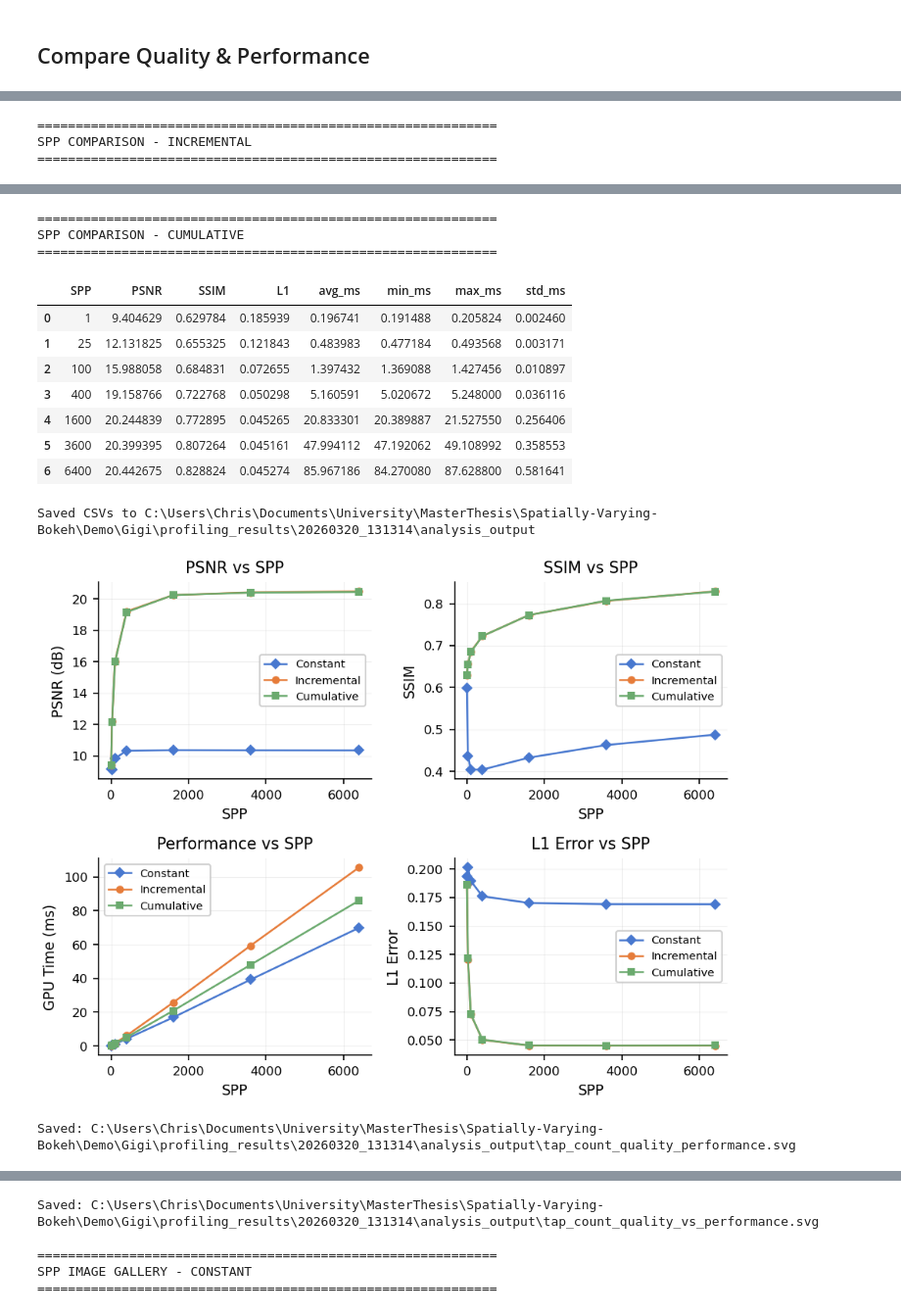
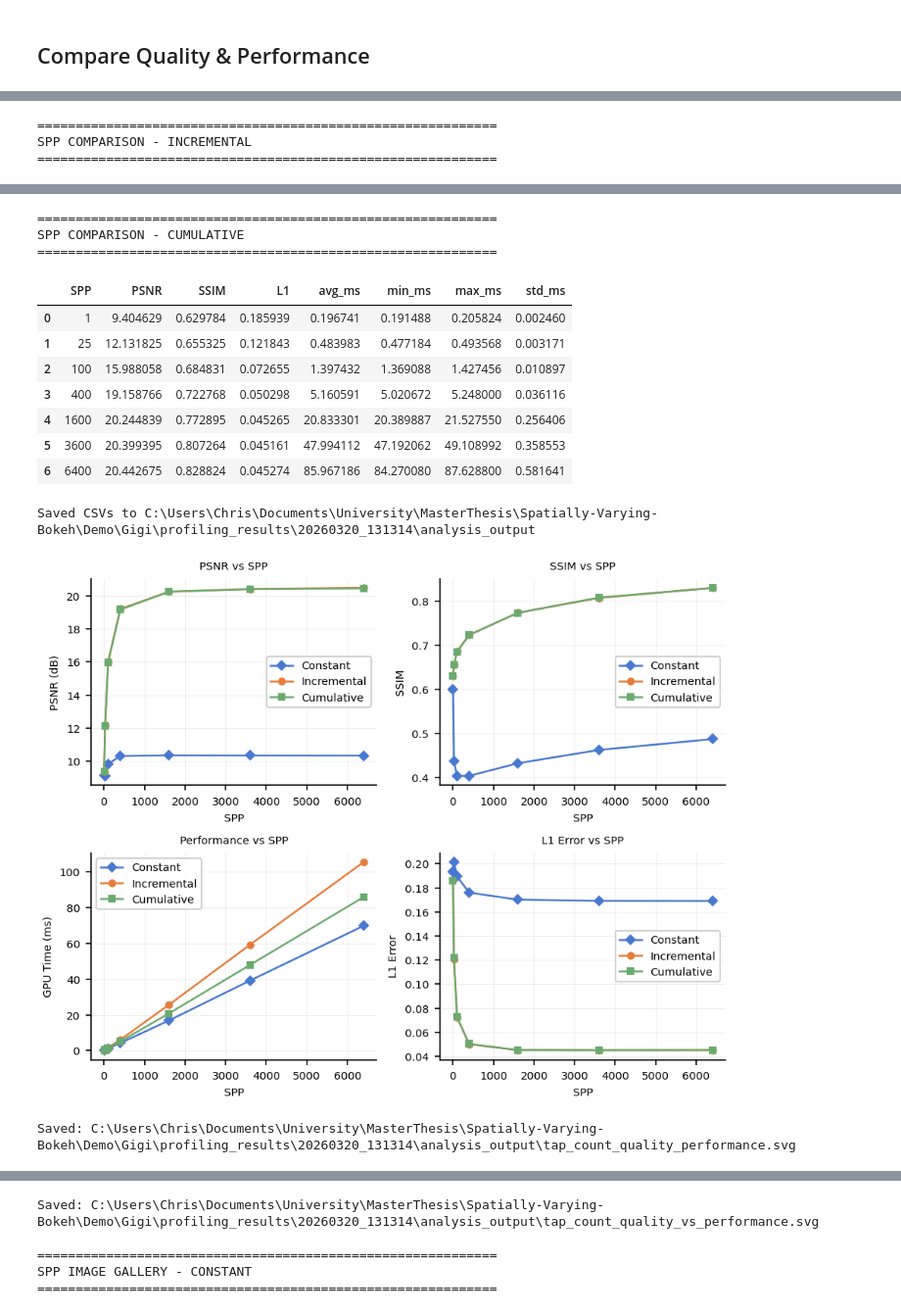
Before and after one commit to chrylt/Spatially-Varying-Bokeh, a Jupyter notebook: bokehConfig/profiling_plots.ipynb, the cells around one changed output, grey strips where cells are left out. Shown at 98% size. Saved outputs shown, nothing was run; the diff lists cells and outputs as text; code cells hidden in the pictures.

```diff
--- a/bokehConfig/profiling_plots.ipynb
+++ b/bokehConfig/profiling_plots.ipynb
@@ -15,12 +15,12 @@ from skimage.metrics import structural_similarity as ssim
 plt.rcParams.update({
     'font.family': 'sans-serif',
     'font.sans-serif': ['Nimbus Sans', 'Helvetica', 'DejaVu Sans'],
-    'font.size': 9,
-    'axes.titlesize': 10,
-    'axes.labelsize': 9,
-    'xtick.labelsize': 8,
-    'ytick.labelsize': 8,
-    'legend.fontsize': 8,
+    'font.size': 7,
+    'axes.titlesize': 7,
+    'axes.labelsize': 7,
+    'xtick.labelsize': 7,
+    'ytick.labelsize': 7,
+    'legend.fontsize': 7,
     'legend.framealpha': 0.9,
     'figure.dpi': 150,
     'savefig.dpi': 300,
@@ -133,7 +133,7 @@ for cat_key, images, cat_label in [('bokeh_config', bokeh_images, 'Bokeh Config'
         axes[r, c].imshow(images[method])
         axes[r, c].set_title(label)
         axes[r, c].set_xticks([]); axes[r, c].set_yticks([])
-    fig.suptitle(cat_label, fontsize=10, y=0.99)
+    #fig.suptitle(cat_label, fontsize=10, y=0.99)
     plt.savefig(OUTPUT_DIR / f"loaded_images_preview_{cat_key}.svg", format='svg', bbox_inches='tight')
     plt.show()
 
@@ -619,7 +619,7 @@ for mode in METHODS:
     lines.append(l)
 ax2.tick_params(axis='y', labelcolor='#7f8c8d')
 
-ax1.legend(lines, [l.get_label() for l in lines], loc='center right', fontsize=7)
+ax1.legend(lines, [l.get_label() for l in lines], loc='center right')
 plt.title('Quality vs Performance Trade-off')
 plt.tight_layout()
 plt.savefig(OUTPUT_DIR / "tap_count_quality_vs_performance.svg", format='svg', bbox_inches='tight')
@@ -639,7 +639,7 @@ for mode, label in zip(METHODS, METHOD_LABELS):
 
     # Ground truth
     axes_flat[0].imshow(gt_bokeh)
-    axes_flat[0].set_title('Ground Truth', fontsize=8)
+    axes_flat[0].set_title('Ground Truth')
     axes_flat[0].axis('off')
 
     # Selected SPP values
@@ -648,10 +648,10 @@ for mode, label in zip(METHODS, METHOD_LABELS):
         tc_idx = tap_counts.index(tc)
         axes_flat[i + 1].imshow(tap_count_data[mode][tc]['image'])
         psnr = tap_metrics[mode][tc_idx]['PSNR']
-        axes_flat[i + 1].set_title(f'SPP {spp}  ({psnr:.1f} dB)', fontsize=8)
+        axes_flat[i + 1].set_title(f'SPP {spp}  ({psnr:.1f} dB)')
         axes_flat[i + 1].axis('off')
 
-    fig.suptitle(f'{label}', fontsize=10, y=0.99)
+    fig.suptitle(f'{label}', y=0.99)
     plt.savefig(OUTPUT_DIR / f"tap_count_gallery_{mode}.svg", format='svg', bbox_inches='tight')
     plt.show()
     print(f"Saved: {OUTPUT_DIR / f'tap_count_gallery_{mode}.svg'}")
@@ -665,32 +665,32 @@ SPP COMPARISON - CONSTANT
 | 0 | 1 | 9.158072 | 0.599692 | 0.193213 | 0.193782 | 0.189440 | 0.197632 | 0.001792 |
 | 1 | 25 | 9.121649 | 0.436953 | 0.201386 | 0.432148 | 0.422912 | 0.440320 | 0.003337 |
 | 2 | 100 | 9.841245 | 0.404148 | 0.189498 | 1.183171 | 1.160192 | 1.216512 | 0.008835 |
 | 3 | 400 | 10.327014 | 0.404325 | 0.176081 | 4.263639 | 4.169728 | 4.344832 | 0.039984 |
 | 4 | 1600 | 10.365465 | 0.432831 | 0.170230 | 16.877906 | 16.585729 | 17.122303 | 0.127647 |
 | 5 | 3600 | 10.357290 | 0.462894 | 0.169214 | 39.231580 | 38.537216 | 39.826432 | 0.257063 |
 | 6 | 6400 | 10.350595 | 0.487561 | 0.169133 | 69.863363 | 69.092349 | 71.618562 | 0.421864 |
 ============================================================
 SPP COMPARISON - INCREMENTAL
 ============================================================
 |  | SPP | PSNR | SSIM | L1 | avg_ms | min_ms | max_ms | std_ms |
 | 0 | 1 | 9.402096 | 0.630232 | 0.186028 | 0.199322 | 0.195584 | 0.202752 | 0.001746 |
 | 1 | 25 | 12.202420 | 0.656292 | 0.120603 | 0.542648 | 0.534528 | 0.549888 | 0.003406 |
 | 2 | 100 | 16.012276 | 0.686088 | 0.072484 | 1.646060 | 1.623040 | 1.671168 | 0.008732 |
 | 3 | 400 | 19.200462 | 0.722875 | 0.050096 | 6.152028 | 5.954560 | 6.276096 | 0.055273 |
 | 4 | 1600 | 20.245193 | 0.773020 | 0.045187 | 25.667912 | 24.762368 | 26.822657 | 0.422446 |
 | 5 | 3600 | 20.411640 | 0.806482 | 0.045022 | 59.318180 | 58.232832 | 62.167040 | 0.620197 |
 | 6 | 6400 | 20.480251 | 0.829414 | 0.045065 | 105.522166 | 104.080383 | 107.286533 | 0.649367 |
 ============================================================
 SPP COMPARISON - CUMULATIVE
 ============================================================
 |  | SPP | PSNR | SSIM | L1 | avg_ms | min_ms | max_ms | std_ms |
 | 0 | 1 | 9.404629 | 0.629784 | 0.185939 | 0.196741 | 0.191488 | 0.205824 | 0.002460 |
 | 1 | 25 | 12.131825 | 0.655325 | 0.121843 | 0.483983 | 0.477184 | 0.493568 | 0.003171 |
 | 2 | 100 | 15.988058 | 0.684831 | 0.072655 | 1.397432 | 1.369088 | 1.427456 | 0.010897 |
 | 3 | 400 | 19.158766 | 0.722768 | 0.050298 | 5.160591 | 5.020672 | 5.248000 | 0.036116 |
 | 4 | 1600 | 20.244839 | 0.772895 | 0.045265 | 20.833301 | 20.389887 | 21.527550 | 0.256406 |
 | 5 | 3600 | 20.399395 | 0.807264 | 0.045161 | 47.994112 | 47.192062 | 49.108992 | 0.358553 |
 | 6 | 6400 | 20.442675 | 0.828824 | 0.045274 | 85.967186 | 84.270080 | 87.628800 | 0.581641 |
 Saved CSVs to C:\Users\Chris\Documents\University\MasterThesis\Spatially-Varying-Bokeh\Demo\Gigi\profiling_results\20260320_131314\analysis_output
-[figure, old version]
+[figure, new version]
 Saved: C:\Users\Chris\Documents\University\MasterThesis\Spatially-Varying-Bokeh\Demo\Gigi\profiling_results\20260320_131314\analysis_output\tap_count_quality_performance.svg
```
Also changed, not shown: parts of 4 cells of this notebook, 12 other files.
